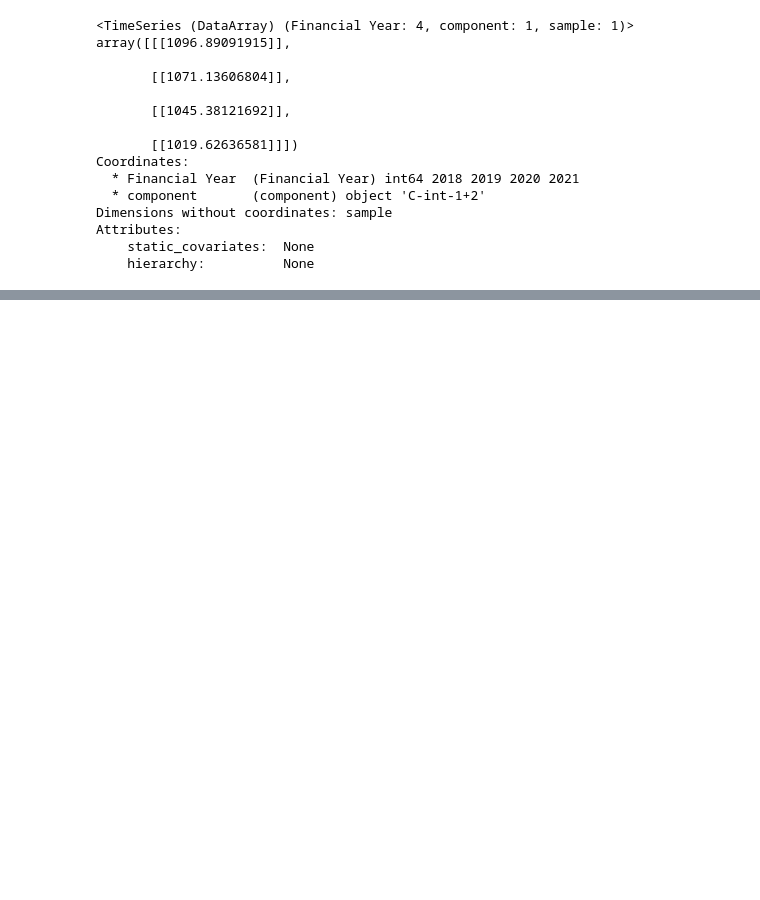
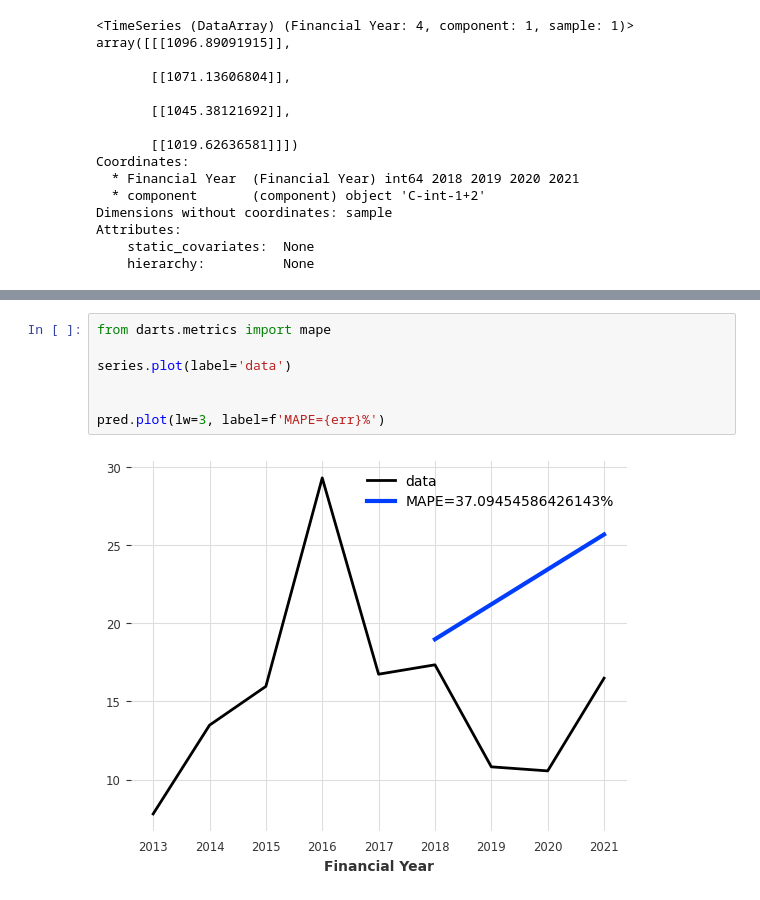
Before and after one commit to leocmcheung/carbon-forecast, a Jupyter notebook: notebooks/leo-D2.ipynb, the cells around one changed output, grey strips where cells are left out. Drawn from its saved outputs; the diff is of its cells as text; blank space fills up the shorter version.

```diff
--- a/notebooks/leo-D2.ipynb
+++ b/notebooks/leo-D2.ipynb
@@ -151,0 +290,9 @@ Attributes:
+# %%
+from darts.metrics import mape
+
+series.plot(label='data')
+
+
+pred.plot(lw=3, label=f'MAPE={err}%')
+# %% [output]
+[figure, added]
```
Also changed, not shown: parts of 8 cells of this notebook.
